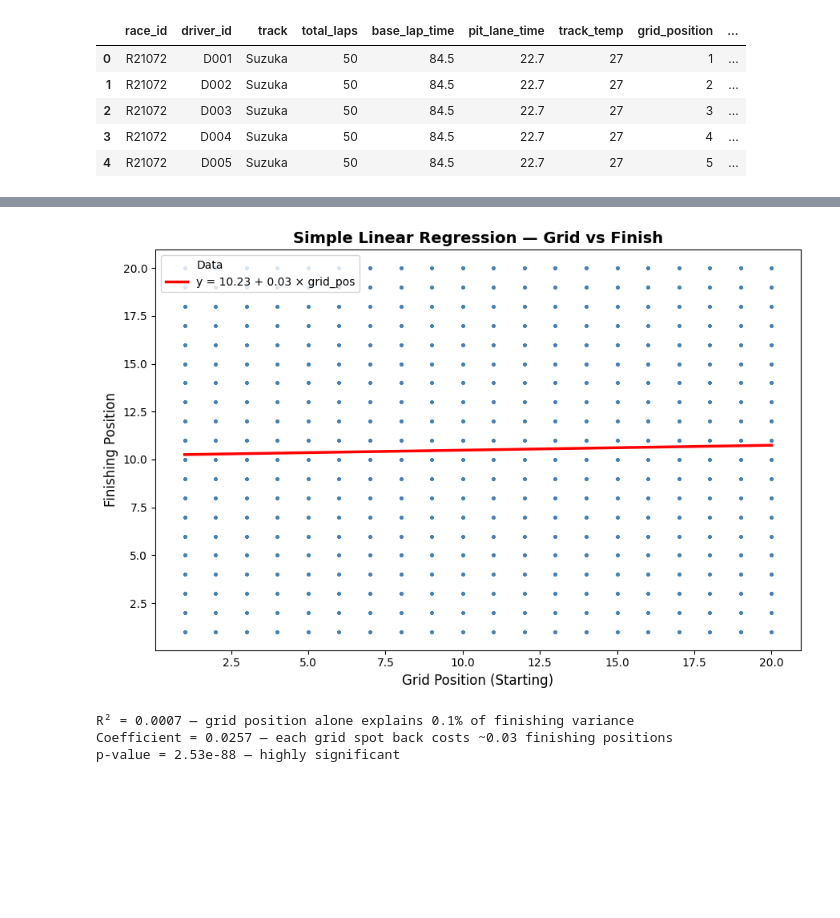
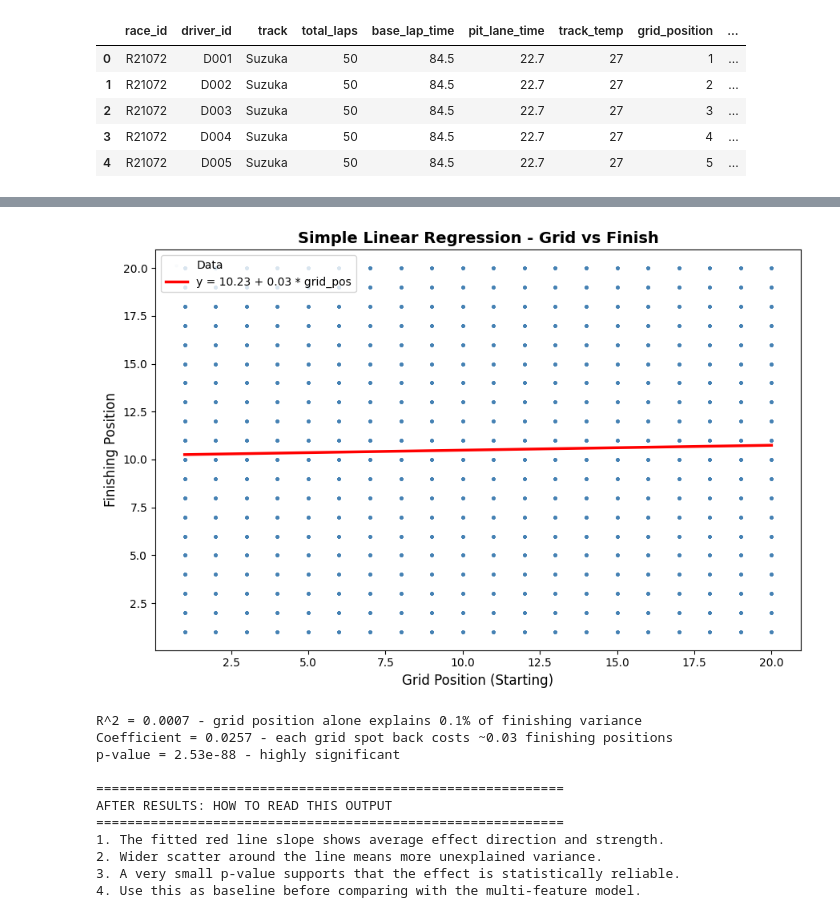
Before and after one commit to malanchanukaherath/ML-Projects, a Jupyter notebook: F1_Race_Strategyipynb.ipynb, the cells around one changed output, grey strips where cells are left out. Cells and saved outputs as stored; diff of their text form; code cells hidden in the pictures; blank space fills up the shorter version.

```diff
--- a/F1_Race_Strategyipynb.ipynb
+++ b/F1_Race_Strategyipynb.ipynb
@@ -186,44 +225,50 @@ plt.show()
 # %%
+# STEP 6: Build simple linear regression with one feature (grid_position).
+# WHY: This gives a clean baseline and tests the strongest intuitive predictor.
+# WHAT OUTPUT MEANS:
+#   - R^2: how much variation is explained by grid position alone.
+#   - Coefficient: average change in finishing_position per 1 grid step back.
+#   - p-value: whether the relationship is statistically significant.
+# NEXT STEP: Add all features in multiple regression to check improvement.
 
-# Simple Linear Regression — grid_position → finishing_position
-# We use grid_position as the single predictor because where a driver
-# starts on the grid is typically the strongest predictor of where
-# they finish. This is the F1 equivalent of "pole position advantage."
-
-# Define feature and target
 X_simple = df[['grid_position']]
 y = df['finishing_position']
 
-# Fit OLS model using statsmodels (gives us the full stats report)
 X_sm = sm.add_constant(X_simple)
 ols_simple = sm.OLS(y, X_sm).fit()
 
-# Print the full statsmodels report
 print("=" * 60)
-print("SIMPLE LINEAR REGRESSION: grid_position → finishing_position")
+print("SIMPLE LINEAR REGRESSION: grid_position -> finishing_position")
 print("=" * 60)
 print(ols_simple.summary())
 
-# Scatter plot with regression line
+# Scatter + fitted line shows both raw spread and model trend.
 fig, ax = plt.subplots(figsize=(9, 6))
 ax.scatter(X_simple, y, alpha=0.02, s=5, color='steelblue', label='Data')
 x_line = np.linspace(1, 20, 100)
 y_line = ols_simple.params['const'] + ols_simple.params['grid_position'] * x_line
 ax.plot(x_line, y_line, color='red', linewidth=2.5,
-        label=f'y = {ols_simple.params["const"]:.2f} + {ols_simple.params["grid_position"]:.2f} × grid_pos')
+        label=f'y = {ols_simple.params["const"]:.2f} + {ols_simple.params["grid_position"]:.2f} * grid_pos')
 ax.set_xlabel('Grid Position (Starting)', fontsize=12)
 ax.set_ylabel('Finishing Position', fontsize=12)
-ax.set_title('Simple Linear Regression — Grid vs Finish', fontsize=14, fontweight='bold')
+ax.set_title('Simple Linear Regression - Grid vs Finish', fontsize=14, fontweight='bold')
 ax.legend(fontsize=10)
 plt.tight_layout()
 plt.show()
 
-# Quick interpretation
 r2 = ols_simple.rsquared
 coef = ols_simple.params['grid_position']
 pval = ols_simple.pvalues['grid_position']
-print(f"\nR² = {r2:.4f} — grid position alone explains {r2*100:.1f}% of finishing variance")
-print(f"Coefficient = {coef:.4f} — each grid spot back costs ~{coef:.2f} finishing positions")
-print(f"p-value = {pval:.2e} — {'highly significant' if pval < 0.05 else 'not significant'}")
+print(f"\nR^2 = {r2:.4f} - grid position alone explains {r2*100:.1f}% of finishing variance")
+print(f"Coefficient = {coef:.4f} - each grid spot back costs ~{coef:.2f} finishing positions")
+print(f"p-value = {pval:.2e} - {'highly significant' if pval < 0.05 else 'not significant'}")
+
+print("\n" + "=" * 60)
+print("AFTER RESULTS: HOW TO READ THIS OUTPUT")
+print("=" * 60)
+print("1. The fitted red line slope shows average effect direction and strength.")
+print("2. Wider scatter around the line means more unexplained variance.")
+print("3. A very small p-value supports that the effect is statistically reliable.")
+print("4. Use this as baseline before comparing with the multi-feature model.")
 # %% [output]
 ============================================================
@@ -239,12 +284,20 @@ Time:                        05:11:04   Log-Likelihood:            -1.9024e+06
 No. Observations:              600000   AIC:                         3.805e+06
 Df Residuals:                  599998   BIC:                         3.805e+06
 ... (12 lines left out)
 ==============================================================================
 
 Notes:
 [1] Standard Errors assume that the covariance matrix of the errors is correctly specified.
-[figure, old version]
+[figure, new version]
-R² = 0.0007 — grid position alone explains 0.1% of finishing variance
-Coefficient = 0.0257 — each grid spot back costs ~0.03 finishing positions
-p-value = 2.53e-88 — highly significant
+R^2 = 0.0007 - grid position alone explains 0.1% of finishing variance
+Coefficient = 0.0257 - each grid spot back costs ~0.03 finishing positions
+p-value = 2.53e-88 - highly significant
+
+============================================================
+AFTER RESULTS: HOW TO READ THIS OUTPUT
+============================================================
+1. The fitted red line slope shows average effect direction and strength.
+2. Wider scatter around the line means more unexplained variance.
+3. A very small p-value supports that the effect is statistically reliable.
+4. Use this as baseline before comparing with the multi-feature model.
 # %%
```
Also changed, not shown: parts of 14 cells of this notebook, 1 other file.
